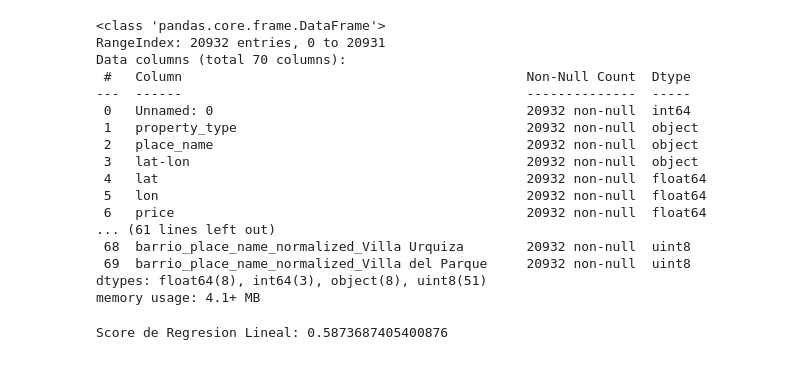
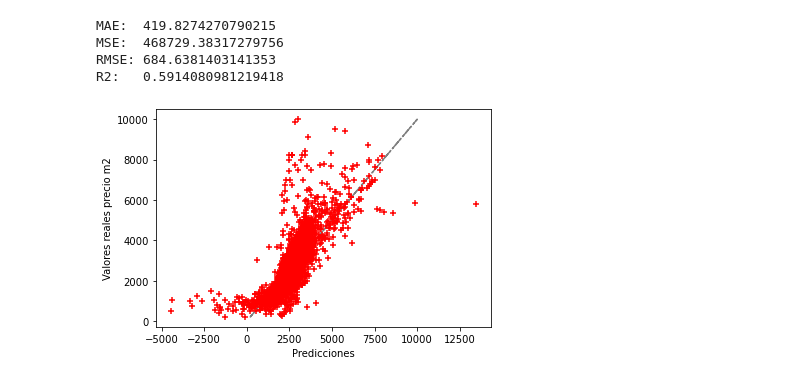
Before and after one commit to casagrandeale/TPDigitalHouse, a Jupyter notebook: tp/TP2.ipynb, the cells around one changed output. Cells and saved outputs as stored; diff of their text form; code cells hidden in the pictures.

```diff
--- a/tp/TP2.ipynb
+++ b/tp/TP2.ipynb
@@ -34,29 +16,12 @@ df_dummies = pd.concat([data, pd.get_dummies(data = data['disposicion'], prefix=
 #Convertimos a dummy los barrios
 df_dummies = pd.concat([df_dummies, pd.get_dummies(data = data['place_name_normalized'], prefix= 'barrio_place_name_normalized')], axis = 1)
 
-df_dummies.info()
+#Convertimos a dummy los barrios
+df_dummies = pd.concat([df_dummies, pd.get_dummies(data = data['property_type'], prefix= 'tipo_name_property_type')], axis = 1)
-# %% [output]
-<class 'pandas.core.frame.DataFrame'>
-RangeIndex: 20932 entries, 0 to 20931
-Data columns (total 70 columns):
- #   Column                                            Non-Null Count  Dtype
----  ------                                            --------------  -----
- 0   Unnamed: 0                                        20932 non-null  int64
- 1   property_type                                     20932 non-null  object
- 2   place_name                                        20932 non-null  object
- 3   lat-lon                                           20932 non-null  object
- 4   lat                                               20932 non-null  float64
- 5   lon                                               20932 non-null  float64
- 6   price                                             20932 non-null  float64
-... (61 lines left out)
- 68  barrio_place_name_normalized_Villa Urquiza        20932 non-null  uint8
- 69  barrio_place_name_normalized_Villa del Parque     20932 non-null  uint8
-dtypes: float64(8), int64(3), object(8), uint8(51)
-memory usage: 4.1+ MB
 # %%
 # quitamos columnas
 
-df_dummies = df_dummies.drop(['property_type','description','title','lat-lon','Point','place_name','place_name_normalized','disposicion'], axis=1)
+df_dummies = df_dummies.drop(['Unnamed: 0','lat','lon','property_type','description','title','lat-lon','Point','place_name','place_name_normalized','disposicion'], axis=1)
 
 #Reseteo el index
 df_dummies.reset_index(inplace=True, drop=True)
@@ -73,17 +38,26 @@ X_train, X_test, y_train, y_test = train_test_split(X, y, test_size=0.25, random
 # %%
 
 #Instanciamos el modelo
+linreg = linear_model.LinearRegression()
+#Entrenamos el modelo
+linreg.fit(X_train, y_train)
+y_pred = linreg.predict(X_test)
 
-lm = linear_model.LinearRegression()
+print ('MAE: ', metrics.mean_absolute_error(y_test, y_pred))
+print ('MSE: ', metrics.mean_squared_error(y_test, y_pred))
+print ('RMSE:', np.sqrt(metrics.mean_squared_error(y_test, y_pred)))
+print ('R2:  ', metrics.r2_score(y_test, y_pred))
 
-#Entrenamos el modelo
-reg_lineal = lm.fit(X_train, y_train)
 
-#Guardamos el score del modelo en una variable para poder comparar
-R2_reg_lin_precio = reg_lineal.score(X_test, y_test)
-
-#Prediccion con el set de testeo
-
-print('Score de Regresion Lineal:', reg_lineal.score(X_test, y_test))
+# Graficamos el modelo
+plt.plot(y_test,y_test, '-.', c='grey')
+plt.scatter(y_pred, y_test, s=30, c='r', marker='+', zorder=10)
+plt.xlabel("Predicciones")
+plt.ylabel("Valores reales precio m2")
+plt.show()
 # %% [output]
-Score de Regresion Lineal: 0.5873687405400876
+MAE:  419.8274270790215
+MSE:  468729.38317279756
+RMSE: 684.6381403141353
+R2:   0.5914080981219418
+[figure, added]
```
Also changed, not shown: parts of 7 cells of this notebook.
